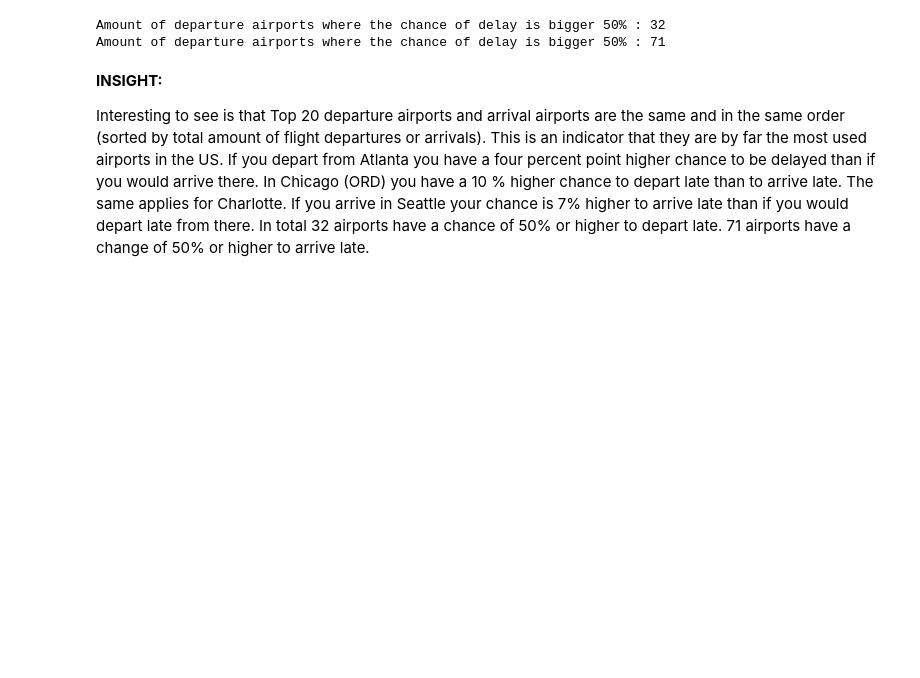
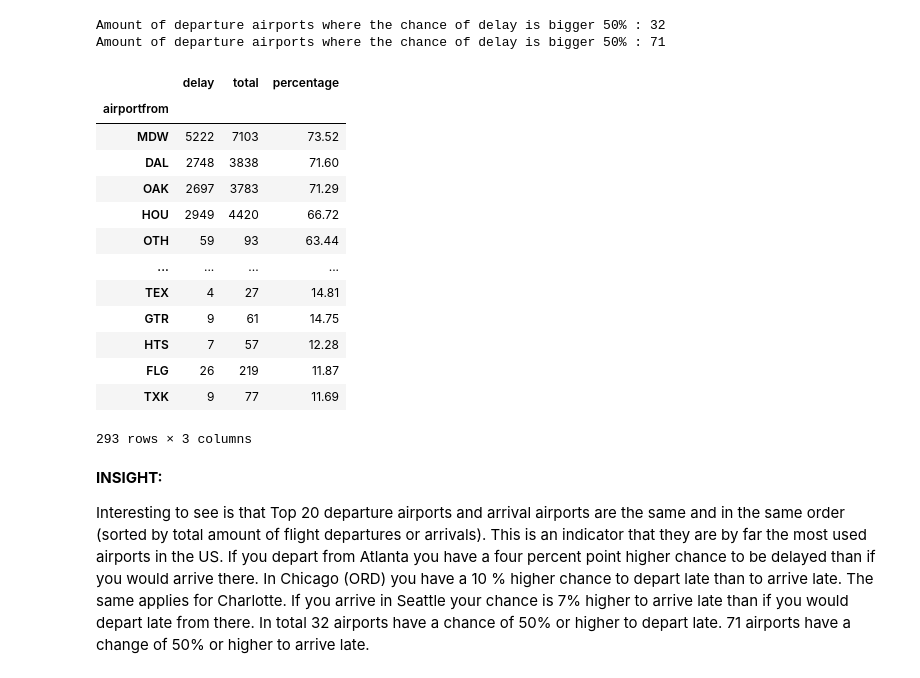
Before and after one commit to julienboth/udacity_ds_nd, a Jupyter notebook: project_1_intro_to_ds/airline_analysis.ipynb, the cells around one changed output. Saved outputs shown, nothing was run; the diff lists cells and outputs as text; code cells hidden in the pictures; blank space fills up the shorter version.

```diff
--- a/project_1_intro_to_ds/airline_analysis.ipynb
+++ b/project_1_intro_to_ds/airline_analysis.ipynb
@@ -706,6 +729,23 @@ print("Amount of departure airports where the chance of delay is bigger 50% :",l
 # %% [output]
 Amount of departure airports where the chance of delay is bigger 50% : 32
 Amount of departure airports where the chance of delay is bigger 50% : 71
+# %%
+fromAirports_df.sort_values(by='percentage', ascending=False)
+# %% [output]
+|  | delay | total | percentage |
+| airportfrom |  |  |  |
+| MDW | 5222 | 7103 | 73.52 |
+| DAL | 2748 | 3838 | 71.60 |
+| OAK | 2697 | 3783 | 71.29 |
+| HOU | 2949 | 4420 | 66.72 |
+| OTH | 59 | 93 | 63.44 |
+| ... | ... | ... | ... |
+| TEX | 4 | 27 | 14.81 |
+| GTR | 9 | 61 | 14.75 |
+| HTS | 7 | 57 | 12.28 |
+| FLG | 26 | 219 | 11.87 |
+| TXK | 9 | 77 | 11.69 |
+293 rows × 3 columns
 # %% [markdown]
 **INSIGHT:**
 
```
Also changed, not shown: parts of 11 cells of this notebook, 6 other files.
